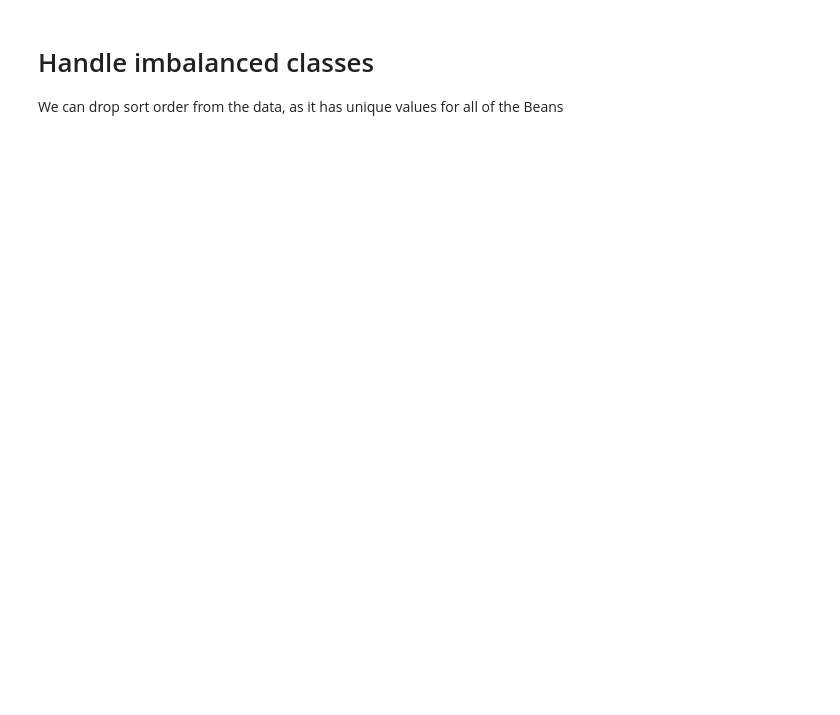
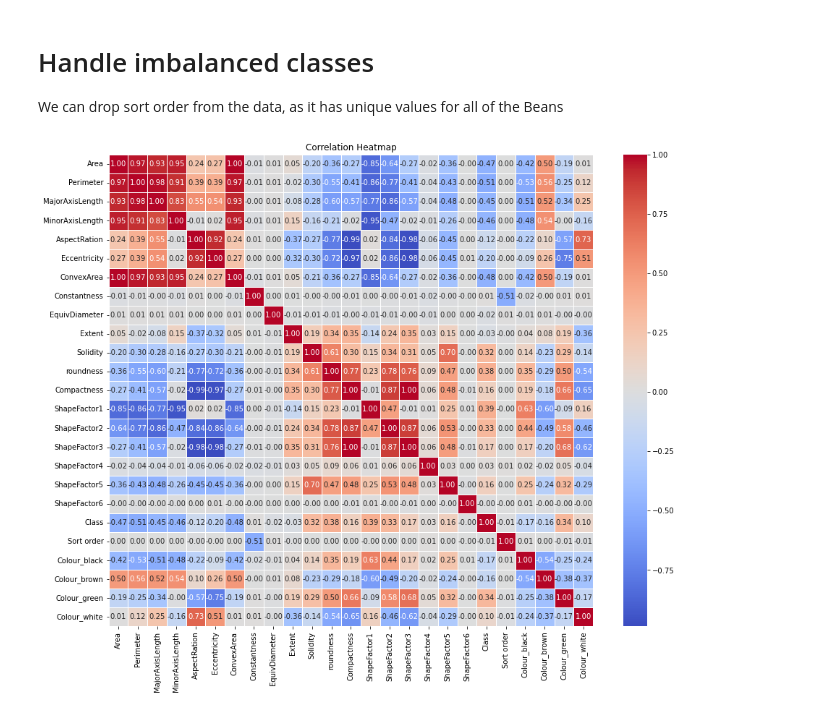
Before and after one commit to AndrevdM02/ML441Assignments, a Jupyter notebook: Assignment1/Assignment1.ipynb, the cells around one changed output. Cells and saved outputs as stored; diff of their text form; code cells hidden in the pictures; blank space fills up the shorter version.

```diff
--- a/Assignment1/Assignment1.ipynb
+++ b/Assignment1/Assignment1.ipynb
@@ -248,8 +249,9 @@ print((1322/13611)*100)
 Beans["Class"].replace('?', np.nan, inplace=True)
 Beans["Colour"].replace('?', np.nan, inplace=True)
 # %%
-label = LabelEncoder()
-
-Beans["Class"] = label.fit_transform(Beans["Class"])
-Beans["Colour"] = label.fit_transform(Beans["Colour"])
-Beans.head()
+# Beans = Beans[Beans["Class"].notna()]
+# Beans["Colour"].fillna(Beans["Colour"].mode()[0], inplace=True)
+# Beans["Extent"].fillna(Beans["Extent"].mean(), inplace=True)
+# Beans["Compactness"].fillna(Beans["Compactness"].mean(), inplace=True)
+# Beans["ShapeFactor6"].fillna(Beans["ShapeFactor6"].mean(), inplace=True)
+# (Beans.isna()).sum()
@@ -263,0 +258,11 @@ Beans.head()
+# %%
+Beans["Constantness"] = pd.to_numeric(Beans["Constantness"], errors='coerce')
+Beans_encoded = pd.get_dummies(Beans.dropna(), columns=['Colour'], dtype=float)
+label = LabelEncoder()
+Beans_encoded["Class"] = label.fit_transform(Beans_encoded["Class"])
+# Beans_encoded = Beans_encoded.drop([2762, 3941, 4780])
+# print(Beans_encoded.max())
+Beans_encoded = Beans_encoded.reset_index(drop=True)
+print(Beans_encoded.columns.tolist())
+Beans_encoded["EquivDiameter"].idxmin()
+Beans_encoded.dtypes
@@ -292,0 +317,12 @@ y = cleaned_beans["Class"]
+# %%
+# Set up the matplotlib figure
+plt.figure(figsize=(15, 12))
+
+# Create a heatmap with annotation
+sns.heatmap(Beans_encoded.corr(), annot=True, cmap='coolwarm', fmt='.2f', linewidths=0.5)
+
+# Titles and labels
+plt.title('Correlation Heatmap')
+plt.show()
+# %% [output]
+[figure, added]
```
Also changed, not shown: parts of 79 cells of this notebook, 16 other files.
